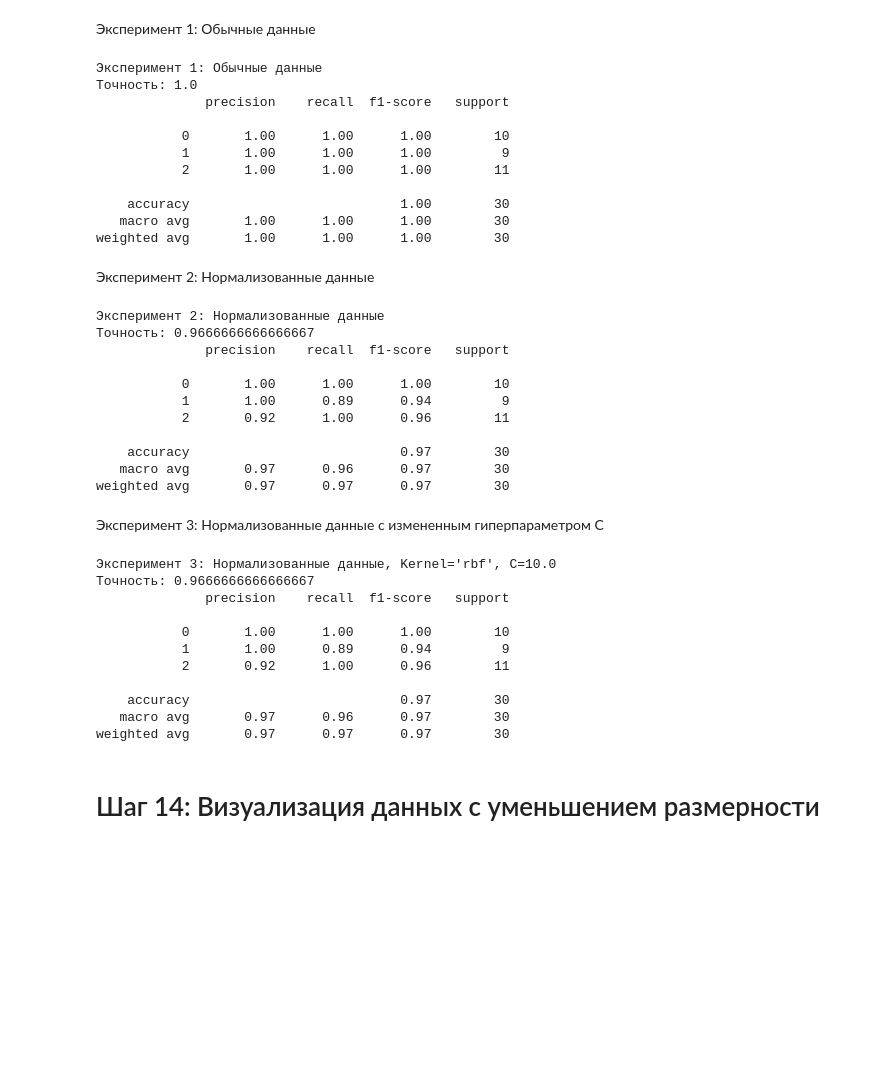
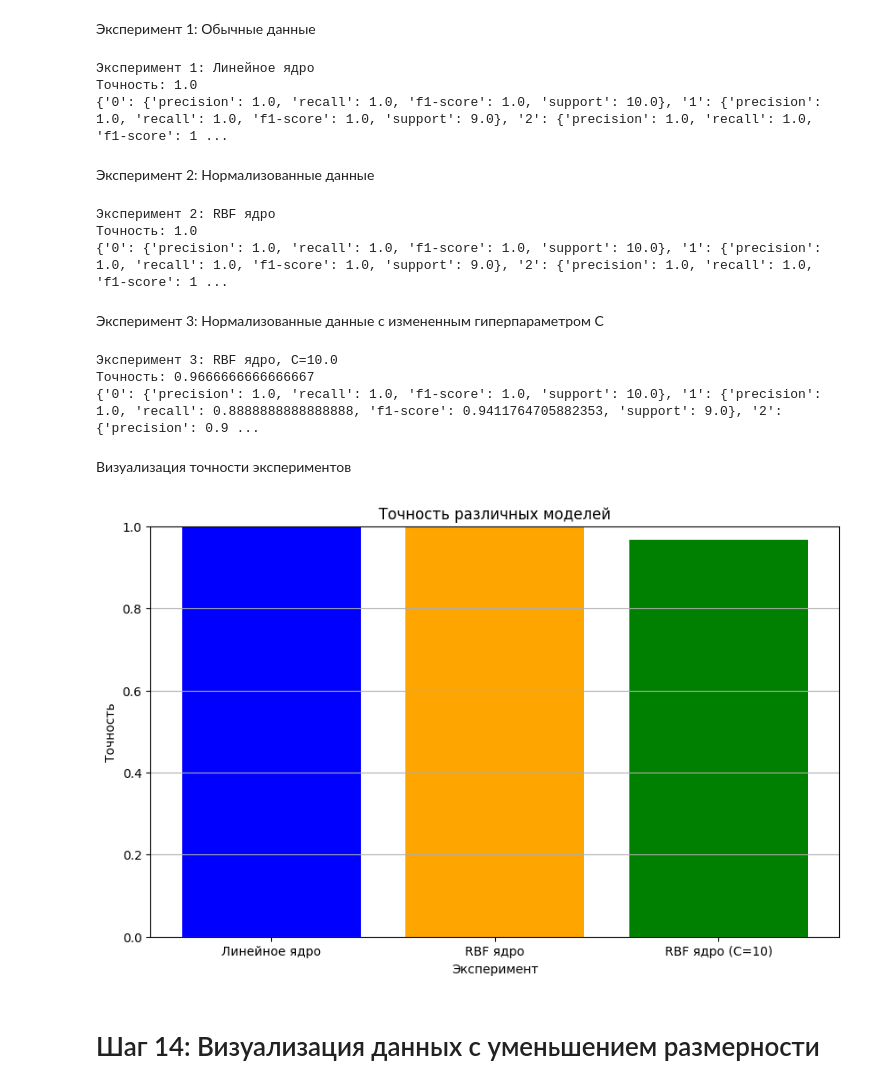
Before and after one commit to mariatrunina/spbu-python-course, a Jupyter notebook: project/iris/iris.ipynb, the cells around one changed output. Cells and saved outputs as stored; diff of their text form; code cells hidden in the pictures; blank space fills up the shorter version.

Commit message:
Добавила визуализацию для экспериментов

```diff
--- a/project/iris/iris.ipynb
+++ b/project/iris/iris.ipynb
@@ -209,60 +193,55 @@ def train_and_evaluate(x_train, x_test, y_train, y_test, kernel='linear', C=1.0,
 # %% [markdown]
 Эксперимент 1: Обычные данные
 # %%
-accuracy1, report1, model1 = train_and_evaluate(x_train, x_test, y_train, y_test, kernel='linear', C=1.0)
-print("\nЭксперимент 1: Обычные данные")
+accuracy1, report1, model1, y_pred1 = train_and_evaluate(x_train, x_test, y_train, y_test, kernel='linear', C=1.0)
+results.append((accuracy1, report1, y_pred1))
+print("\nЭксперимент 1: Линейное ядро")
 print("Точность:", accuracy1)
 print(report1)
 # %% [output]
-Эксперимент 1: Обычные данные
+Эксперимент 1: Линейное ядро
 Точность: 1.0
-              precision    recall  f1-score   support
-
-           0       1.00      1.00      1.00        10
-           1       1.00      1.00      1.00         9
-           2       1.00      1.00      1.00        11
-
-    accuracy                           1.00        30
-   macro avg       1.00      1.00      1.00        30
-weighted avg       1.00      1.00      1.00        30
+{'0': {'precision': 1.0, 'recall': 1.0, 'f1-score': 1.0, 'support': 10.0}, '1': {'precision': 1.0, 'recall': 1.0, 'f1-score': 1.0, 'support': 9.0}, '2': {'precision': 1.0, 'recall': 1.0, 'f1-score': 1 ...
 # %% [markdown]
 Эксперимент 2: Нормализованные данные
 # %%
-accuracy2, report2, model2 = train_and_evaluate(x_train, x_test, y_train, y_test, kernel='linear', C=1.0, normalize=True)
-print("\nЭксперимент 2: Нормализованные данные")
+accuracy2, report2, model2, y_pred2 = train_and_evaluate(x_train, x_test, y_train, y_test, kernel='rbf', C=1.0)
+results.append((accuracy2, report2, y_pred2))
+print("\nЭксперимент 2: RBF ядро")
 print("Точность:", accuracy2)
 print(report2)
 # %% [output]
-Эксперимент 2: Нормализованные данные
-Точность: 0.9666666666666667
-              precision    recall  f1-score   support
-
-           0       1.00      1.00      1.00        10
-           1       1.00      0.89      0.94         9
-           2       0.92      1.00      0.96        11
-
-    accuracy                           0.97        30
-   macro avg       0.97      0.96      0.97        30
-weighted avg       0.97      0.97      0.97        30
+Эксперимент 2: RBF ядро
+Точность: 1.0
+{'0': {'precision': 1.0, 'recall': 1.0, 'f1-score': 1.0, 'support': 10.0}, '1': {'precision': 1.0, 'recall': 1.0, 'f1-score': 1.0, 'support': 9.0}, '2': {'precision': 1.0, 'recall': 1.0, 'f1-score': 1 ...
 # %% [markdown]
 Эксперимент 3: Нормализованные данные с измененным гиперпараметром C
 # %%
-accuracy3, report3, model3 = train_and_evaluate(x_train, x_test, y_train, y_test, kernel='rbf', C=10.0, normalize=True)
-print("\nЭксперимент 3: Нормализованные данные, Kernel='rbf', C=10.0")
+accuracy3, report3, model3, y_pred3 = train_and_evaluate(x_train, x_test, y_train, y_test, kernel='rbf', C=10.0)
+results.append((accuracy3, report3, y_pred3))
+print("\nЭксперимент 3: RBF ядро, C=10.0")
 print("Точность:", accuracy3)
 print(report3)
 # %% [output]
-Эксперимент 3: Нормализованные данные, Kernel='rbf', C=10.0
+Эксперимент 3: RBF ядро, C=10.0
 Точность: 0.9666666666666667
-              precision    recall  f1-score   support
-
-           0       1.00      1.00      1.00        10
-           1       1.00      0.89      0.94         9
-           2       0.92      1.00      0.96        11
-
-    accuracy                           0.97        30
-   macro avg       0.97      0.96      0.97        30
-weighted avg       0.97      0.97      0.97        30
+{'0': {'precision': 1.0, 'recall': 1.0, 'f1-score': 1.0, 'support': 10.0}, '1': {'precision': 1.0, 'recall': 0.8888888888888888, 'f1-score': 0.9411764705882353, 'support': 9.0}, '2': {'precision': 0.9 ...
+# %% [markdown]
+Визуализация точности экспериментов
+# %%
+accuracies = [result[0] for result in results]
+experiment_labels = ['Линейное ядро', 'RBF ядро', 'RBF ядро (C=10)']
+
+plt.figure(figsize=(10, 6))
+plt.bar(experiment_labels, accuracies, color=['blue', 'orange', 'green'])
+plt.ylim([0, 1])
+plt.title('Точность различных моделей')
+plt.xlabel('Эксперимент')
+plt.ylabel('Точность')
+plt.grid(axis='y')
+plt.show()
+# %% [output]
+[figure, added]
 # %% [markdown]
 # Шаг 14: Визуализация данных с уменьшением размерности
 # %%
```
Also changed, not shown: parts of 15 cells of this notebook.
